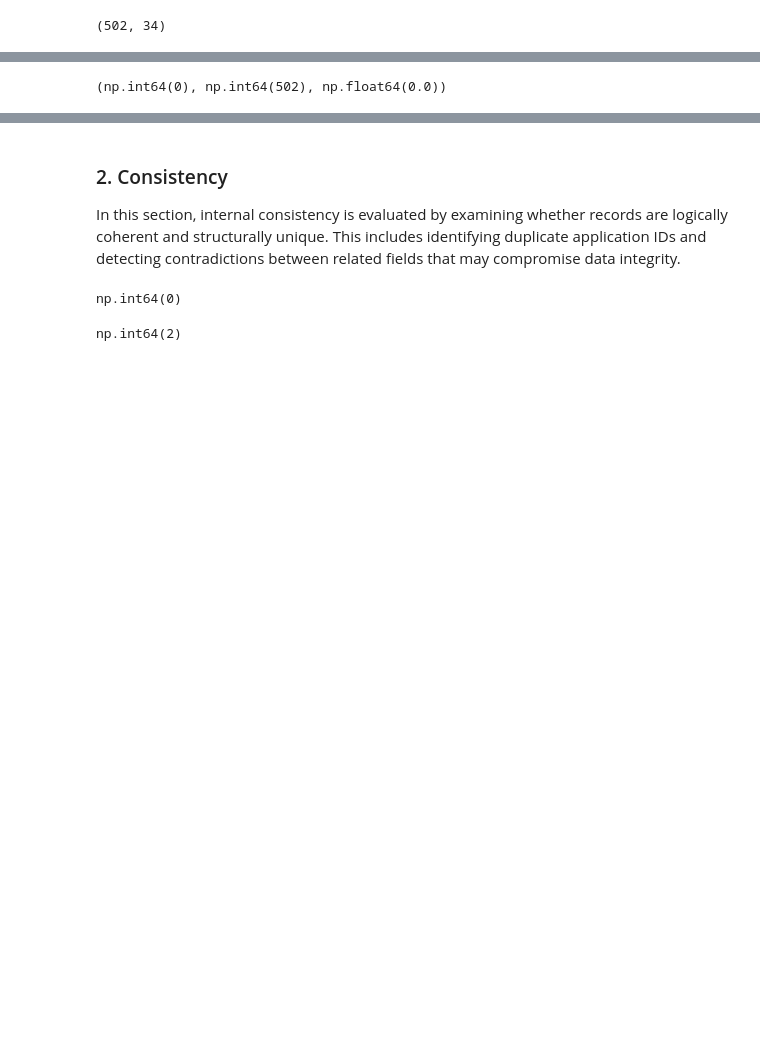
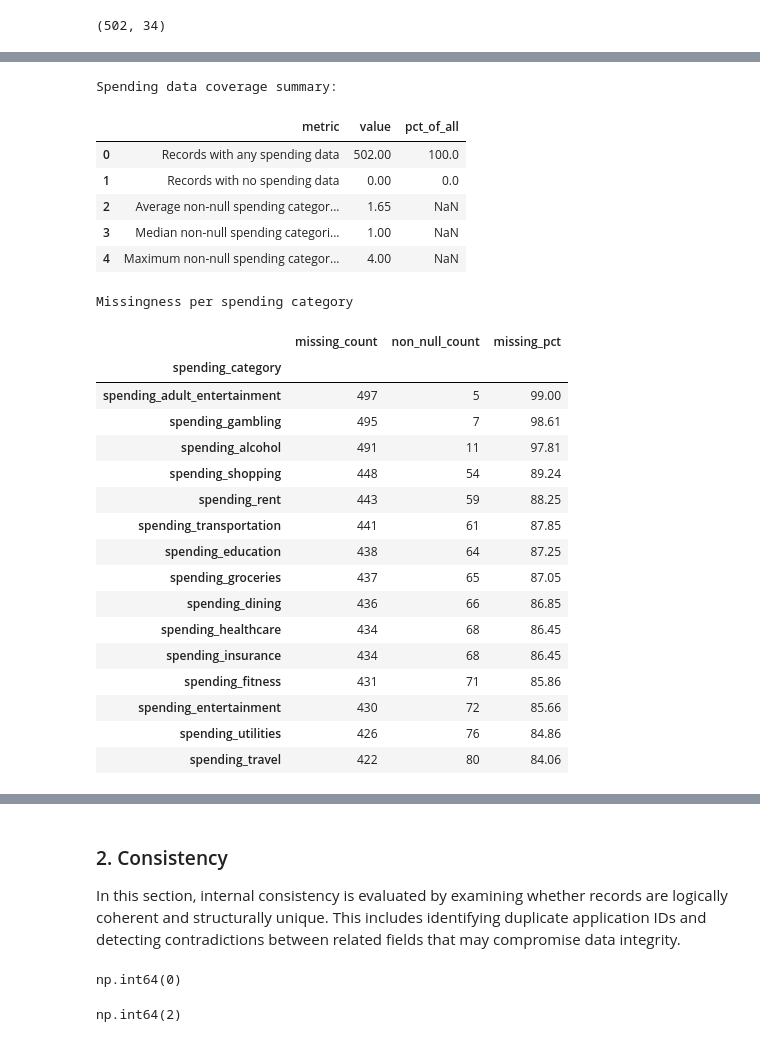
Before and after one commit to mchlkan/dego-2606-group3, a Jupyter notebook: notebooks/01-data-quality.ipynb, the cells around one changed output, grey strips where cells are left out. Saved outputs shown, nothing was run; the diff lists cells and outputs as text; code cells hidden in the pictures; blank space fills up the shorter version.

Commit message:
analysis: added structure scaffold and detailled interpretation for completeness assessment

```diff
--- a/notebooks/01-data-quality.ipynb
+++ b/notebooks/01-data-quality.ipynb
@@ -184,10 +414,76 @@ len(bad_rejected)
 # %%
-# check wheter spending information is present at the record level
-spend_cols = [c for c in df.columns if c.startswith("spending_")]
+# analyzing spending data completeness and patterns
 
-no_spending = df[spend_cols].isna().all(axis=1).sum()
-has_spending = len(df) - no_spending
+if not spending_fields:
+    print("No spending_* columns detected. Skipping spending completeness checks.")
+else:
+    n_total = len(df)
 
-no_spending, has_spending, no_spending / len(df)
+    # Per-row coverage: how many spending categories are populated for each applicant
+    spending_non_null_per_row = df[spending_fields].notna().sum(axis=1)
+    has_any_spending = spending_non_null_per_row > 0
+
+    spending_coverage = pd.DataFrame({
+        "metric": [
+            "Records with any spending data",
+            "Records with no spending data",
+            "Average non-null spending categories per record",
+            "Median non-null spending categories per record",
+            "Maximum non-null spending categories per record",
+        ],
+        "value": [
+            int(has_any_spending.sum()),
+            int((~has_any_spending).sum()),
+            round(float(spending_non_null_per_row.mean()), 2),
+            float(spending_non_null_per_row.median()),
+            int(spending_non_null_per_row.max()),
+        ],
+        "pct_of_all": [
+            round(float(has_any_spending.mean() * 100), 2),
+            round(float((~has_any_spending).mean() * 100), 2),
+            np.nan,
+            np.nan,
+            np.nan,
+        ]
+    })
+
+    print("Spending data coverage summary:")
+    display(spending_coverage)
+
+    # Per-category missingness
+    spending_missing = pd.DataFrame({
+        "missing_count": df[spending_fields].isna().sum(),
+        "non_null_count": df[spending_fields].notna().sum(),
+        "missing_pct": (df[spending_fields].isna().mean() * 100).round(2),
+    }).sort_values("missing_pct", ascending=False)
+
+    spending_missing.index.name = "spending_category"
+
+    print("Missingness per spending category")
+    display(spending_missing)
 # %% [output]
-(np.int64(0), np.int64(502), np.float64(0.0))
+Spending data coverage summary:
+|  | metric | value | pct_of_all |
+| 0 | Records with any spending data | 502.00 | 100.0 |
+| 1 | Records with no spending data | 0.00 | 0.0 |
+| 2 | Average non-null spending categor... | 1.65 | NaN |
+| 3 | Median non-null spending categori... | 1.00 | NaN |
+| 4 | Maximum non-null spending categor... | 4.00 | NaN |
+Missingness per spending category
+|  | missing_count | non_null_count | missing_pct |
+| spending_category |  |  |  |
+| spending_adult_entertainment | 497 | 5 | 99.00 |
+| spending_gambling | 495 | 7 | 98.61 |
+| spending_alcohol | 491 | 11 | 97.81 |
+| spending_shopping | 448 | 54 | 89.24 |
+| spending_rent | 443 | 59 | 88.25 |
+| spending_transportation | 441 | 61 | 87.85 |
+| spending_education | 438 | 64 | 87.25 |
+| spending_groceries | 437 | 65 | 87.05 |
+| spending_dining | 436 | 66 | 86.85 |
+| spending_healthcare | 434 | 68 | 86.45 |
+| spending_insurance | 434 | 68 | 86.45 |
+| spending_fitness | 431 | 71 | 85.86 |
+| spending_entertainment | 430 | 72 | 85.66 |
+| spending_utilities | 426 | 76 | 84.86 |
+| spending_travel | 422 | 80 | 84.06 |
```
Also changed, not shown: parts of 27 cells of this notebook.
